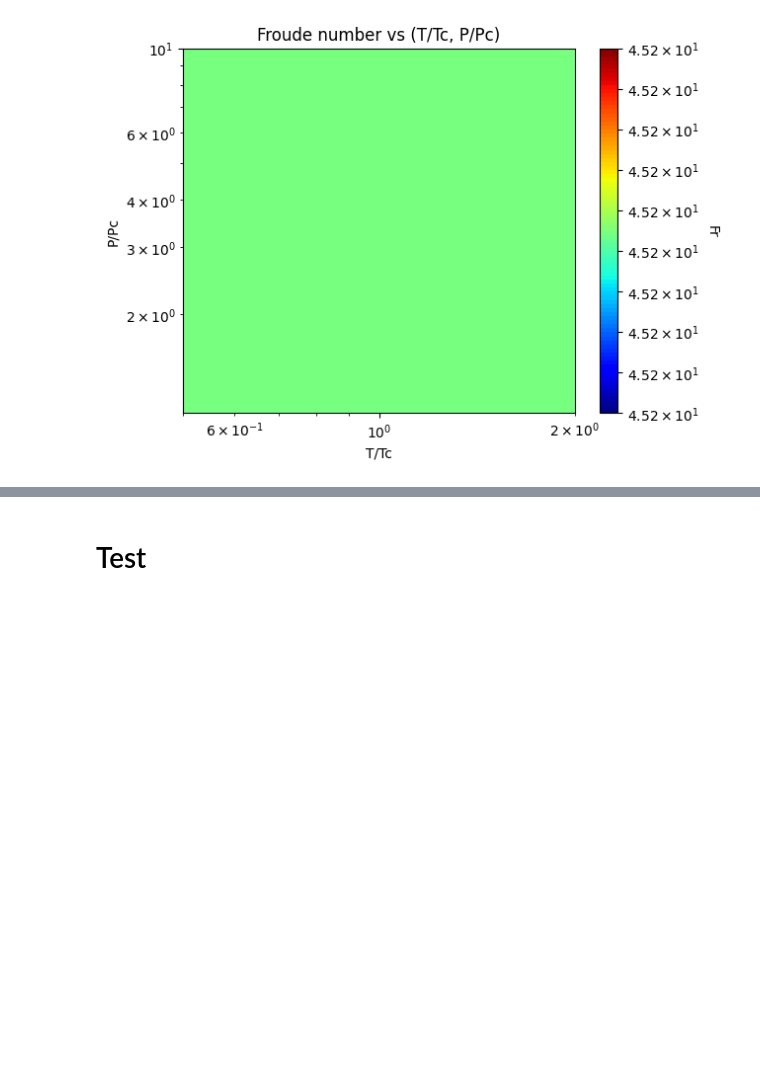
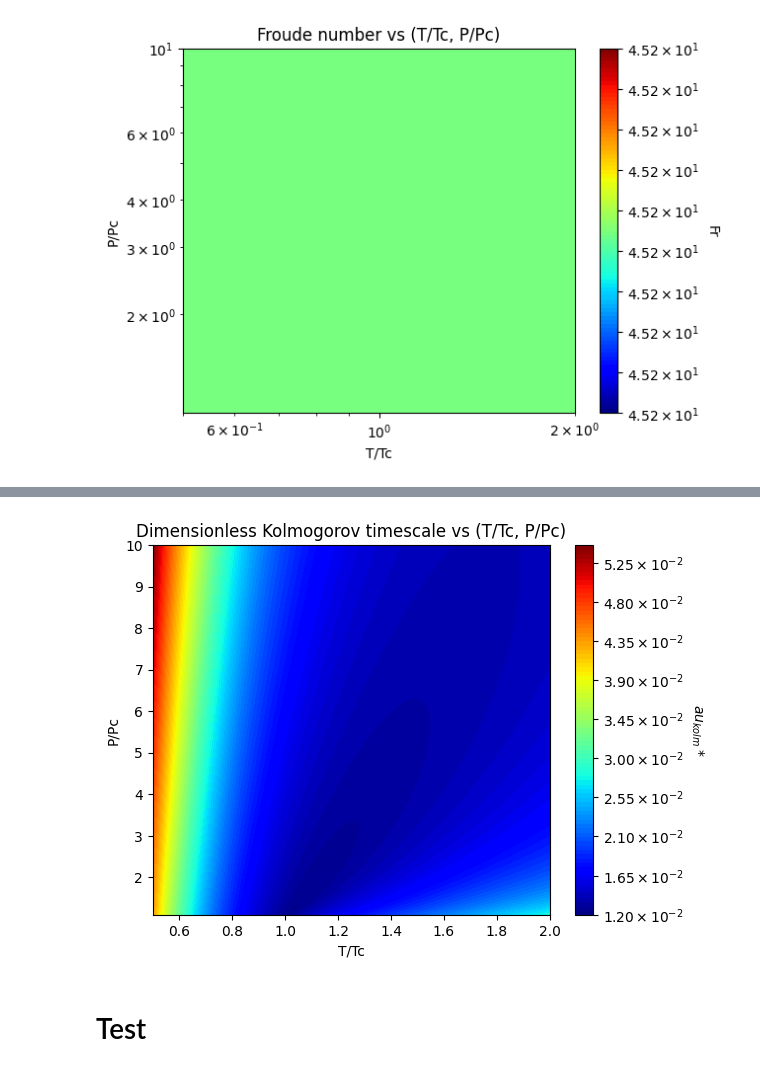
Before and after one commit to henri-avec-un-i/UPC_internship, a Jupyter notebook: caracterisation_of_turbulent_scales_dimensionless.ipynb, the cells around one changed output, grey strips where cells are left out. Drawn from its saved outputs; the diff is of its cells as text; code cells hidden in the pictures; blank space fills up the shorter version.

```diff
--- a/caracterisation_of_turbulent_scales_dimensionless.ipynb
+++ b/caracterisation_of_turbulent_scales_dimensionless.ipynb
@@ -489,0 +526,17 @@ def interest_parameters(U, L, P_list_SI, T_list_SI, gas_object, gas_transport_co
+# %%
+def calculate_tau_kolm_star_array(Re_array):
+    """
+    Function that calculates the approximate dimensionless (ie. relative to the caracterisitc timescale of the system T = L/U)
+    Kolmogorov timescale for a given 2D array of Re values that are calculated at constant U and L and for a range of P and T.
+
+    Input:
+    - Re_array: Array of Reynolds numbers
+
+    Output:
+    - tau_kolm_star_array: Array of Kolmogorov dimensionless timescale (approximate) for each Re value of Re_array
+    """
+
+    # Calculate Kolmogorov dimensionless lengthscale with tau_kolm_star = tau_kolm/T ≈ Re^-0.75
+    tau_kolm_star_array = Re_array**-0.5
+
+    return tau_kolm_star_array
@@ -1547,2 +1786,6 @@ plot_Fr_PvsT(T_list_r, P_list_r, Fr_array, T_r_log_scale=True, P_r_log_scale=Tru
+# %%
+plot_tau_kolm_star_array_PvsT(T_list_r, P_list_r, tau_kolm_star_array, T_r_log_scale=False, P_r_log_scale=False, tau_kolm_star_log_scale=False, colormap='jet', nbr_of_contours=100)
+# %% [output]
+[figure, added]
 # %% [markdown]
 # Test
```
Also changed, not shown: parts of 16 cells of this notebook.
